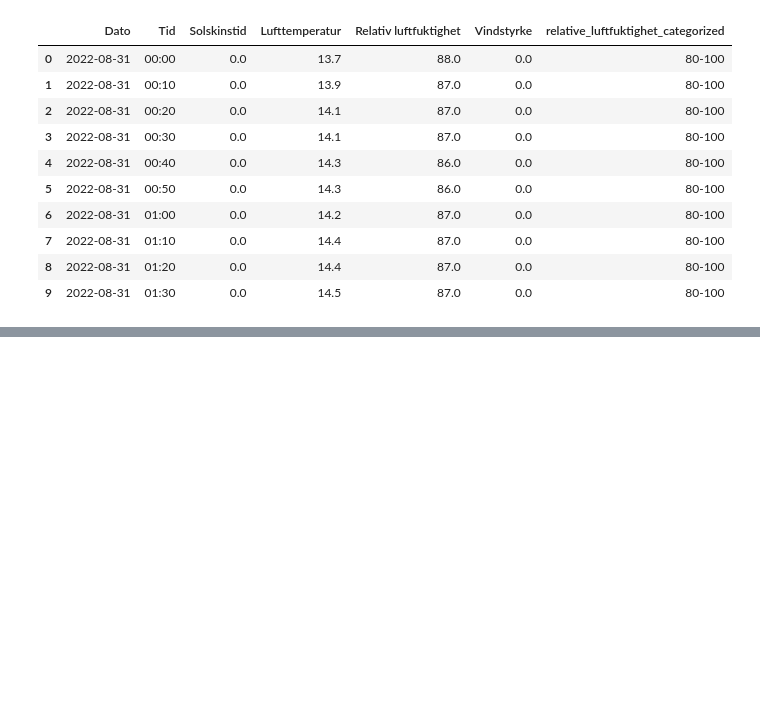
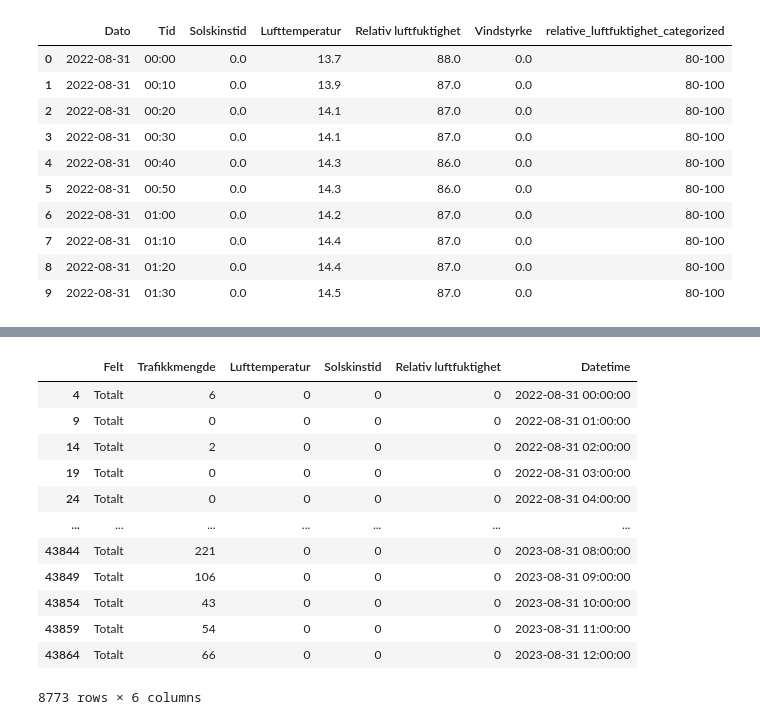
Before and after one commit to Njaaped/prosjekt1INF161, a Jupyter notebook: cycle.ipynb, the cells around one changed output, grey strips where cells are left out. Cells and saved outputs as stored; diff of their text form; code cells hidden in the pictures; blank space fills up the shorter version.

```diff
--- a/cycle.ipynb
+++ b/cycle.ipynb
@@ -141,0 +271,20 @@ plt.show()
+# %%
+dftot_copy['Datetime'] = pd.to_datetime(dftot_copy['Dato'] + ' ' + dftot_copy['Fra tidspunkt'])
+
+dftot_copy1 = dftot_copy.drop(['Dato', 'Fra tidspunkt'], axis=1)
+
+dftot_copy1
+# %% [output]
+|  | Felt | Trafikkmengde | Lufttemperatur | Solskinstid | Relativ luftfuktighet | Datetime |
+| 4 | Totalt | 6 | 0 | 0 | 0 | 2022-08-31 00:00:00 |
+| 9 | Totalt | 0 | 0 | 0 | 0 | 2022-08-31 01:00:00 |
+| 14 | Totalt | 2 | 0 | 0 | 0 | 2022-08-31 02:00:00 |
+| 19 | Totalt | 0 | 0 | 0 | 0 | 2022-08-31 03:00:00 |
+| 24 | Totalt | 0 | 0 | 0 | 0 | 2022-08-31 04:00:00 |
+| ... | ... | ... | ... | ... | ... | ... |
+| 43844 | Totalt | 221 | 0 | 0 | 0 | 2023-08-31 08:00:00 |
+| 43849 | Totalt | 106 | 0 | 0 | 0 | 2023-08-31 09:00:00 |
+| 43854 | Totalt | 43 | 0 | 0 | 0 | 2023-08-31 10:00:00 |
+| 43859 | Totalt | 54 | 0 | 0 | 0 | 2023-08-31 11:00:00 |
+| 43864 | Totalt | 66 | 0 | 0 | 0 | 2023-08-31 12:00:00 |
+8773 rows × 6 columns
```
Also changed, not shown: parts of 11 cells of this notebook, 21 other files.
